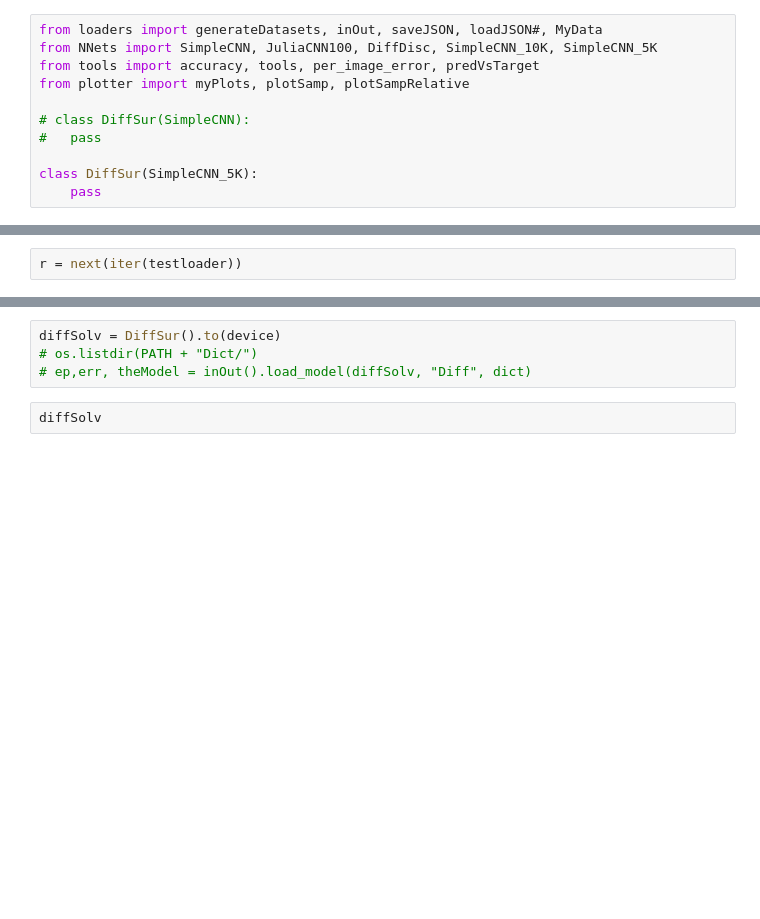
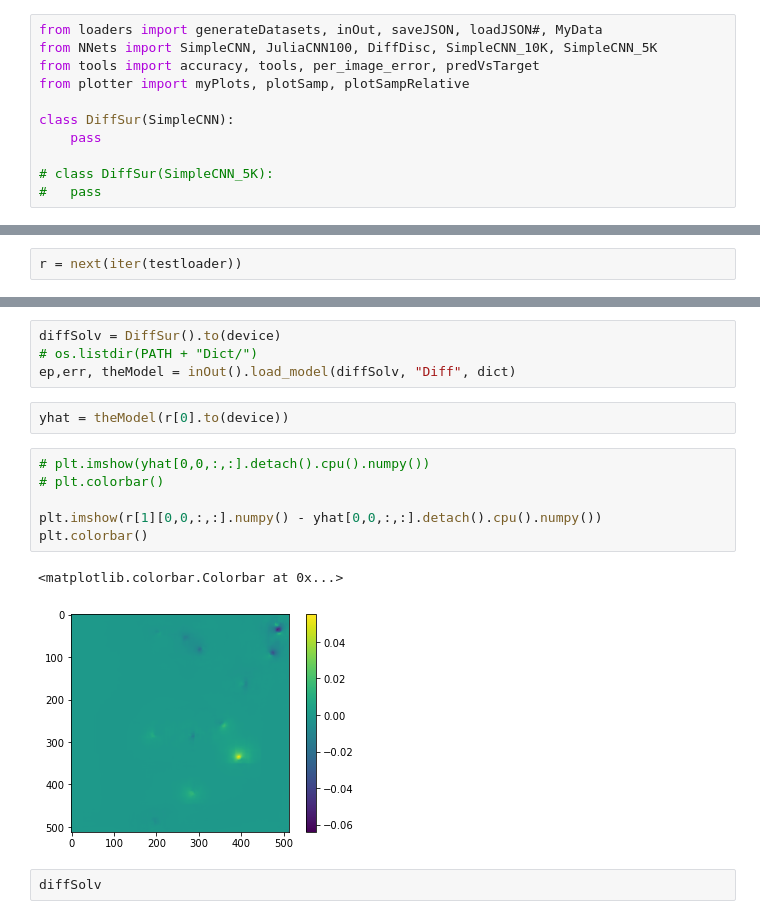
Before and after one commit to GKNB/DiffSolver-Rose, a Jupyter notebook: DiffSolverOLD.ipynb, the cells around one changed output, grey strips where cells are left out. Cells and saved outputs as stored; diff of their text form; blank space fills up the shorter version.

```diff
--- a/DiffSolverOLD.ipynb
+++ b/DiffSolverOLD.ipynb
@@ -52,11 +52,11 @@ from NNets import SimpleCNN, JuliaCNN100, DiffDisc, SimpleCNN_10K, SimpleCNN_5K
 from tools import accuracy, tools, per_image_error, predVsTarget
 from plotter import myPlots, plotSamp, plotSampRelative
 
-# class DiffSur(SimpleCNN):
+class DiffSur(SimpleCNN):
+	pass
+
+# class DiffSur(SimpleCNN_5K):
 # 	pass
-
-class DiffSur(SimpleCNN_5K):
-	pass
 # %%
 class train(object):
 	def __init__(self, latentSpace=100, std_tr=0.0, s=512, transformation="linear", wtan=10, w=1, w2=6000, select="step", alph=1, delta=0.02, toggleIdx=1, p=0.5):
@@ -449,7 +455,18 @@ plt.colorbar()
 # %%
 diffSolv = DiffSur().to(device)
 # os.listdir(PATH + "Dict/")
-# ep,err, theModel = inOut().load_model(diffSolv, "Diff", dict)
+ep,err, theModel = inOut().load_model(diffSolv, "Diff", dict)
+# %%
+yhat = theModel(r[0].to(device))
+# %%
+# plt.imshow(yhat[0,0,:,:].detach().cpu().numpy())
+# plt.colorbar()
+
+plt.imshow(r[1][0,0,:,:].numpy() - yhat[0,0,:,:].detach().cpu().numpy())
+plt.colorbar()
+# %% [output]
+<matplotlib.colorbar.Colorbar at 0x...>
+[figure, added]
 # %%
 diffSolv
 # %% [output]
```
Also changed, not shown: parts of 8 cells of this notebook, 3 other files.
